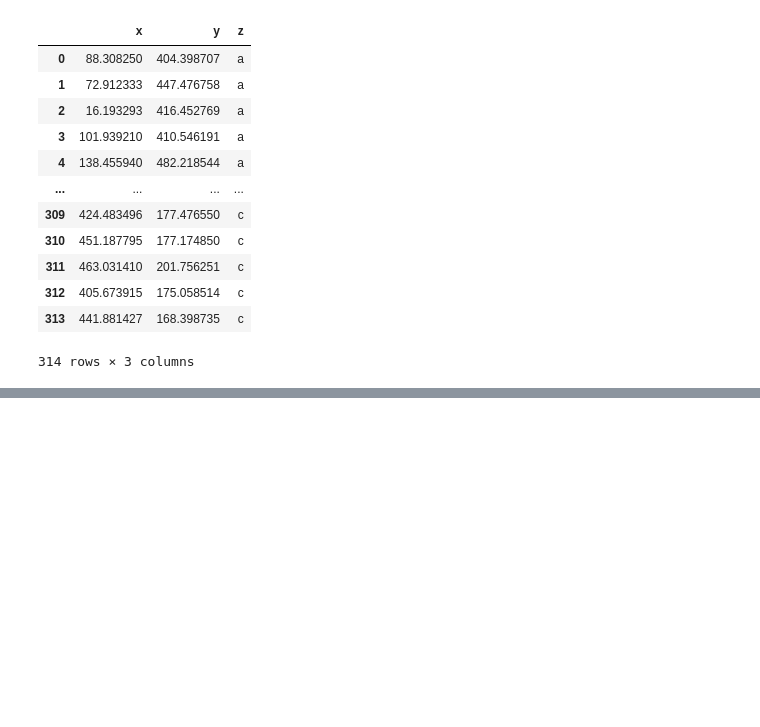
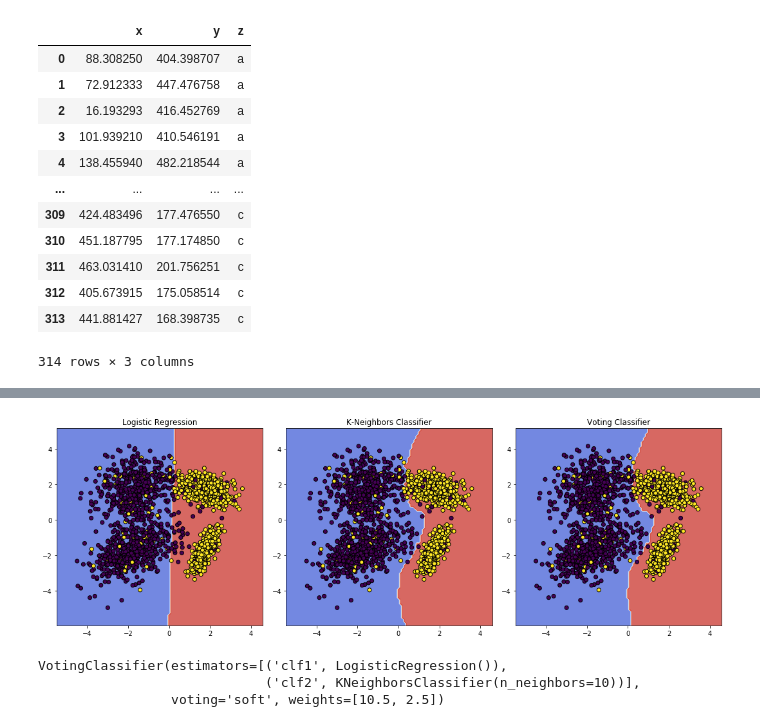
Before and after one commit to Thiyophin/Machine_learning, a Jupyter notebook: scikit_learn_tutorial.ipynb, the cells around one changed output, grey strips where cells are left out. Drawn from its saved outputs; the diff is of its cells as text; code cells hidden in the pictures; blank space fills up the shorter version.

```diff
--- a/scikit_learn_tutorial.ipynb
+++ b/scikit_learn_tutorial.ipynb
@@ -484,0 +577,16 @@ df_clip
+# %%
+make_plots()
+# %% [output]
+[figure, added]
+# %%
+clf1 = LogisticRegression().fit(X, y)
+clf2 = KNeighborsClassifier(n_neighbors=10).fit(X, y)
+clf3 = VotingClassifier(estimators=[('clf1',clf1),('clf2',clf2)],
+                      voting='soft',
+                      weights=[10.5,2.5])
+# here making the model similar to logisticregression model(estimator)
+clf3.fit(X, y)
+# %% [output]
+VotingClassifier(estimators=[('clf1', LogisticRegression()),
+                             ('clf2', KNeighborsClassifier(n_neighbors=10))],
+                 voting='soft', weights=[10.5, 2.5])
```
Also changed, not shown: parts of 8 cells of this notebook.
